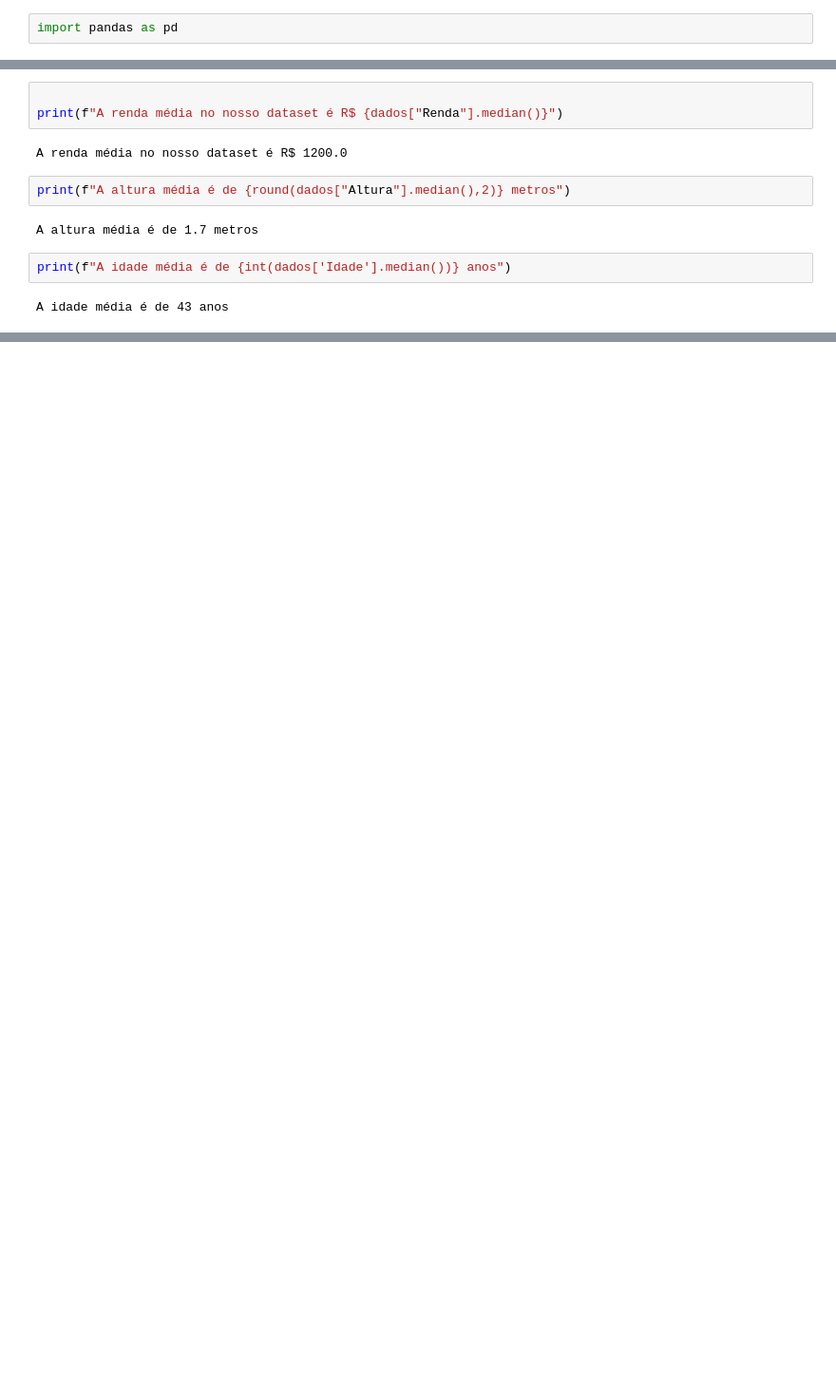
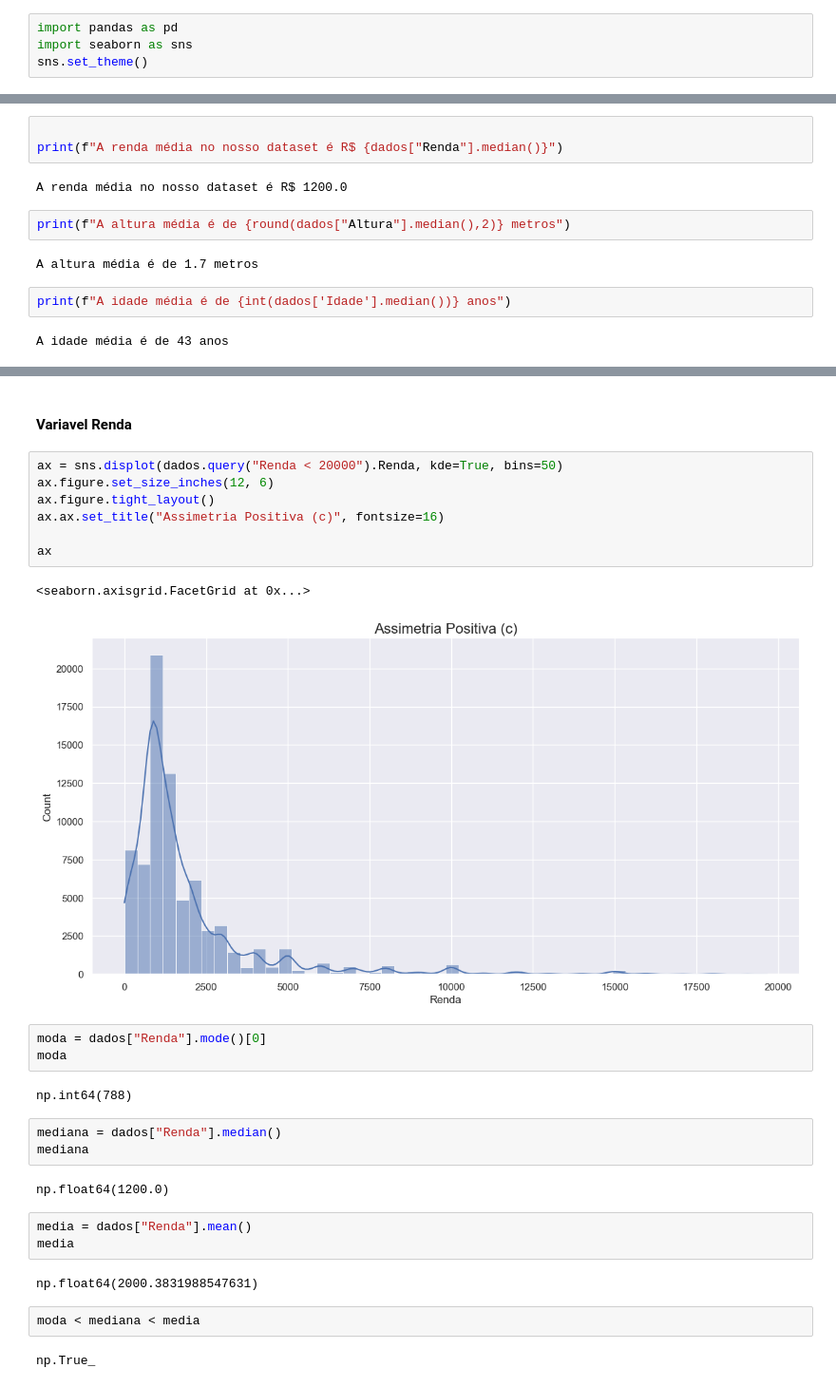
Before and after one commit to Viniciuspneves/estatistica, a Jupyter notebook: fundamentos-estatisticos/frequencia-medidas/03-medidas-tendencia-central.ipynb, the cells around one changed output, grey strips where cells are left out. Shown: that part at 95% size. Saved outputs shown, nothing was run; the diff lists cells and outputs as text; blank space fills up the shorter version.

```diff
--- a/fundamentos-estatisticos/frequencia-medidas/03-medidas-tendencia-central.ipynb
+++ b/fundamentos-estatisticos/frequencia-medidas/03-medidas-tendencia-central.ipynb
@@ -7,5 +8,7 @@
 # %%
 import pandas as pd
+import seaborn as sns
+sns.set_theme()
 # %% [markdown]
 ### DataFrame Exemplo:
 # %%
@@ -261,0 +401,31 @@ A idade média é de 43 anos
+# %% [markdown]
+#### Variavel Renda
+# %%
+ax = sns.displot(dados.query("Renda < 20000").Renda, kde=True, bins=50)
+ax.figure.set_size_inches(12, 6)
+ax.figure.tight_layout()
+ax.ax.set_title("Assimetria Positiva (c)", fontsize=16)
+
+ax
+# %% [output]
+<seaborn.axisgrid.FacetGrid at 0x...>
+[figure, added]
+# %%
+moda = dados["Renda"].mode()[0]
+moda
+# %% [output]
+np.int64(788)
+# %%
+mediana = dados["Renda"].median()
+mediana
+# %% [output]
+np.float64(1200.0)
+# %%
+media = dados["Renda"].mean()
+media
+# %% [output]
+np.float64(2000.3831988547631)
+# %%
+moda < mediana < media
+# %% [output]
+np.True_
```
Also changed, not shown: parts of 26 cells of this notebook.
